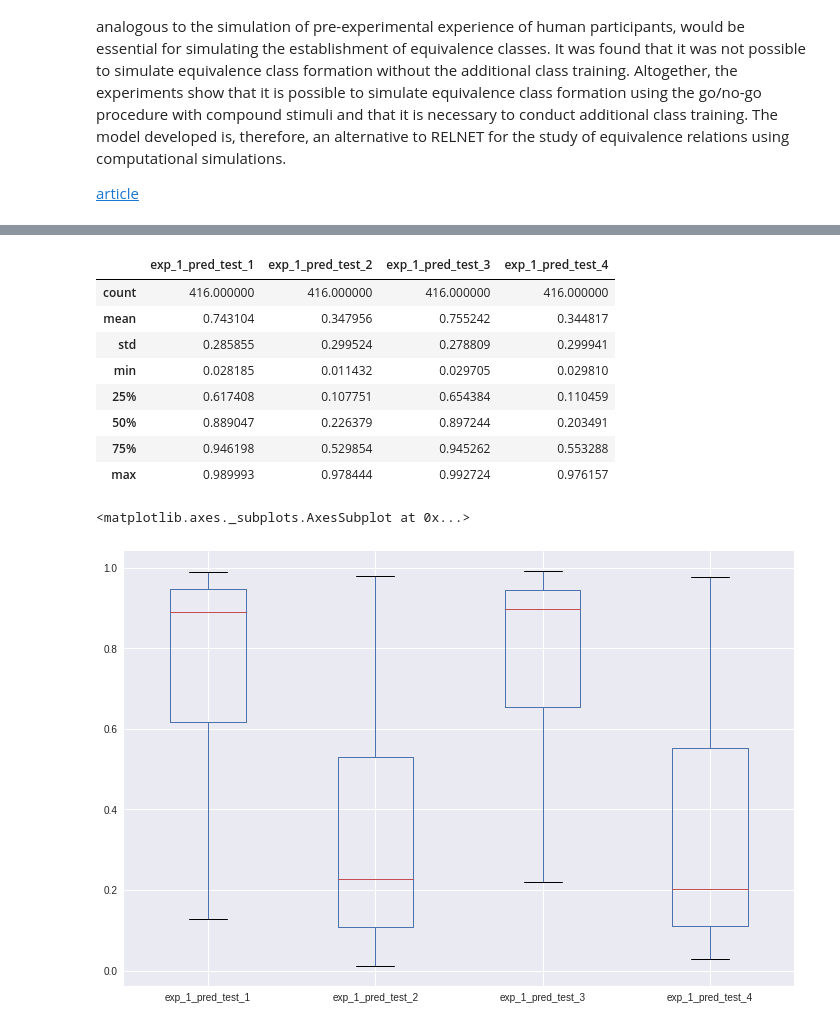
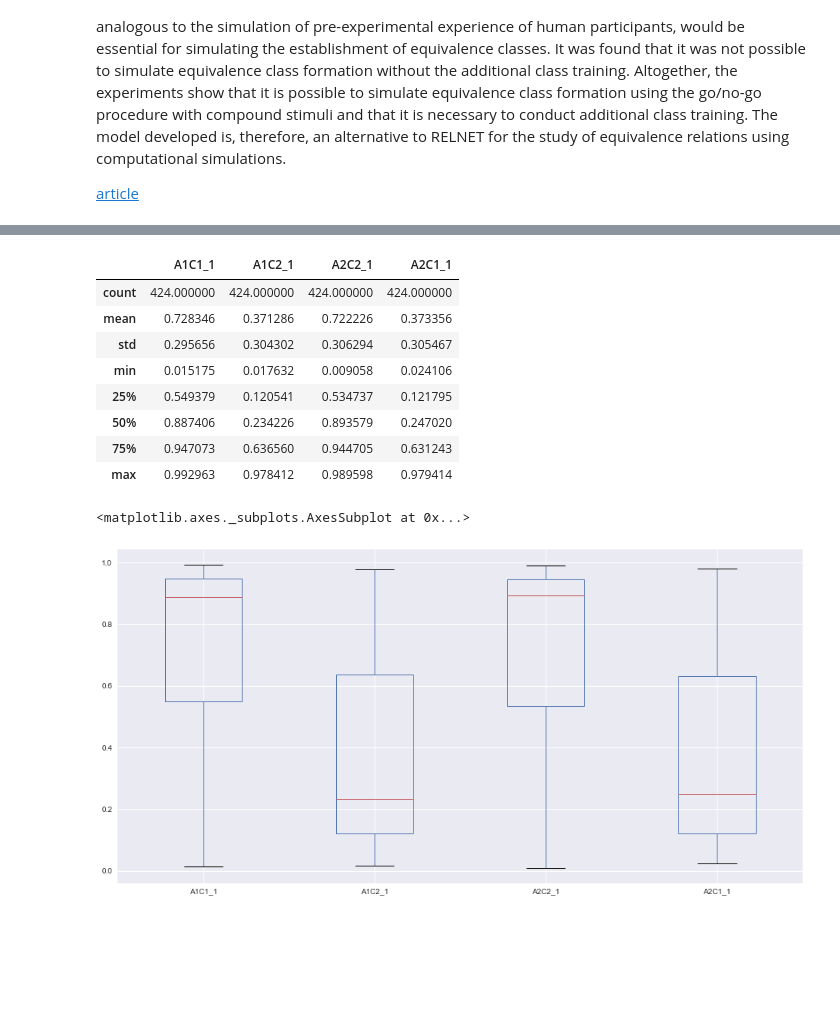
Before and after one commit to Yagwar/stim_eq, a Jupyter notebook: visual TF replica.ipynb, the cells around one changed output, grey strips where cells are left out. Saved outputs shown, nothing was run; the diff lists cells and outputs as text; code cells hidden in the pictures; blank space fills up the shorter version.

```diff
--- a/visual TF replica.ipynb
+++ b/visual TF replica.ipynb
@@ -102,18 +123,18 @@ dat["exp_2_final_loss"].plot.density(figsize=(12,8),alpha=0.6)
-# %%
-dat[["exp_1_pred_test_1","exp_1_pred_test_2","exp_1_pred_test_3","exp_1_pred_test_4"]].describe()
-# %% [output]
-|  | exp_1_pred_test_1 | exp_1_pred_test_2 | exp_1_pred_test_3 | exp_1_pred_test_4 |
-| count | 416.000000 | 416.000000 | 416.000000 | 416.000000 |
-| mean | 0.743104 | 0.347956 | 0.755242 | 0.344817 |
-| std | 0.285855 | 0.299524 | 0.278809 | 0.299941 |
-| min | 0.028185 | 0.011432 | 0.029705 | 0.029810 |
-| 25% | 0.617408 | 0.107751 | 0.654384 | 0.110459 |
-| 50% | 0.889047 | 0.226379 | 0.897244 | 0.203491 |
-| 75% | 0.946198 | 0.529854 | 0.945262 | 0.553288 |
-| max | 0.989993 | 0.978444 | 0.992724 | 0.976157 |
+# %%
+dat.iloc[:,12:16].describe()
+# %% [output]
+|  | A1C1_1 | A1C2_1 | A2C2_1 | A2C1_1 |
+| count | 424.000000 | 424.000000 | 424.000000 | 424.000000 |
+| mean | 0.728346 | 0.371286 | 0.722226 | 0.373356 |
+| std | 0.295656 | 0.304302 | 0.306294 | 0.305467 |
+| min | 0.015175 | 0.017632 | 0.009058 | 0.024106 |
+| 25% | 0.549379 | 0.120541 | 0.534737 | 0.121795 |
+| 50% | 0.887406 | 0.234226 | 0.893579 | 0.247020 |
+| 75% | 0.947073 | 0.636560 | 0.944705 | 0.631243 |
+| max | 0.992963 | 0.978412 | 0.989598 | 0.979414 |
 # %%
-dat[["exp_1_pred_test_1","exp_1_pred_test_2","exp_1_pred_test_3","exp_1_pred_test_4"]].plot(kind="box", figsize=(12,8))#, alpha=0.6)
+dat.iloc[:,12:16].plot(kind="box", figsize=(16,8))#, alpha=0.6)
 # %% [output]
 <matplotlib.axes._subplots.AxesSubplot at 0x...>
-[figure, old version]
+[figure, new version]
 # %%
```
Also changed, not shown: parts of 18 cells of this notebook.
